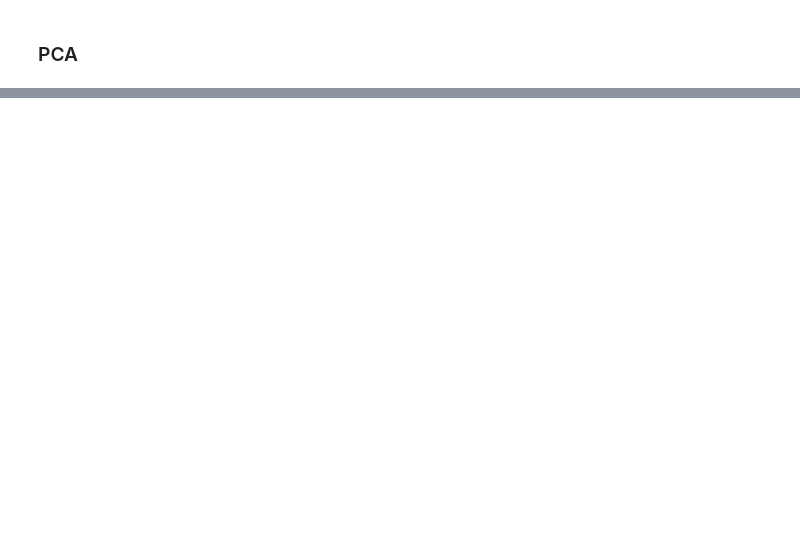
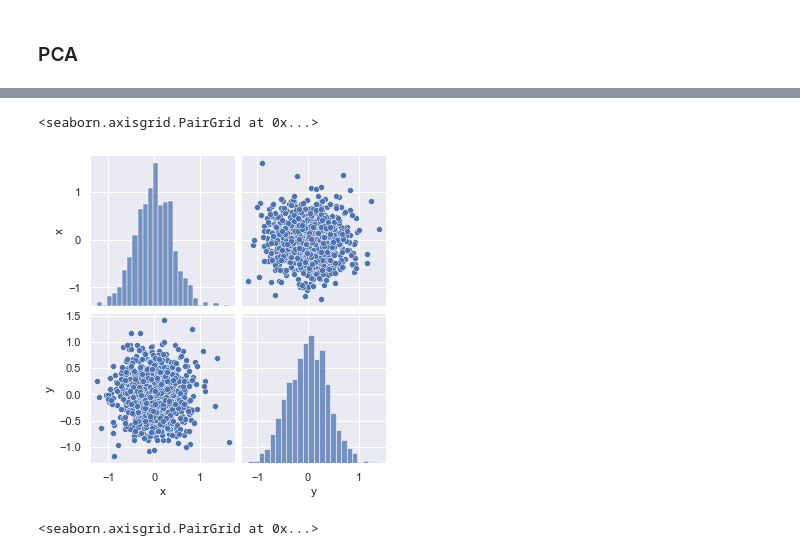
Before and after one commit to vatsal220/medium_articles, a Jupyter notebook: n2v/n2v.ipynb, the cells around one changed output, grey strips where cells are left out. Saved outputs shown, nothing was run; the diff lists cells and outputs as text; code cells hidden in the pictures; blank space fills up the shorter version.

Commit message:
added pairplot to node2vec embeddings and pca

```diff
--- a/n2v/n2v.ipynb
+++ b/n2v/n2v.ipynb
@@ -9,10 +9,12 @@ import networkx as nx
 import pandas as pd
 import random
 import matplotlib.pyplot as plt
+import seaborn as sns
 
 from sklearn.decomposition import PCA
 from node2vec import Node2Vec as n2v
 from itertools import combinations, groupby
+sns.set()
 # %% [markdown]
 ## Generate Data
 # %% [markdown]
@@ -45,7 +47,7 @@ def generate_graph(n, p, dt = nx.MultiGraph()):
                     G.add_edge(*e)
     return G
 # %%
-G = generate_graph(n = 1000, p = 0.2, dt = nx.MultiGraph())
+G = generate_graph(n = 1000, p = 0.15, dt = nx.MultiGraph())
 # %%
 print(nx.info(G))
 # %% [output]
@@ -128,0 +155,9 @@ plt.plot()
+# %%
+sns.pairplot(emb_df_PCA)
+# %% [output]
+<seaborn.axisgrid.PairGrid at 0x...>
+[figure, added]
+# %%
+sns.pairplot(emb_df)
+# %% [output]
+<seaborn.axisgrid.PairGrid at 0x...>
```
Also changed, not shown: parts of 5 cells of this notebook.
